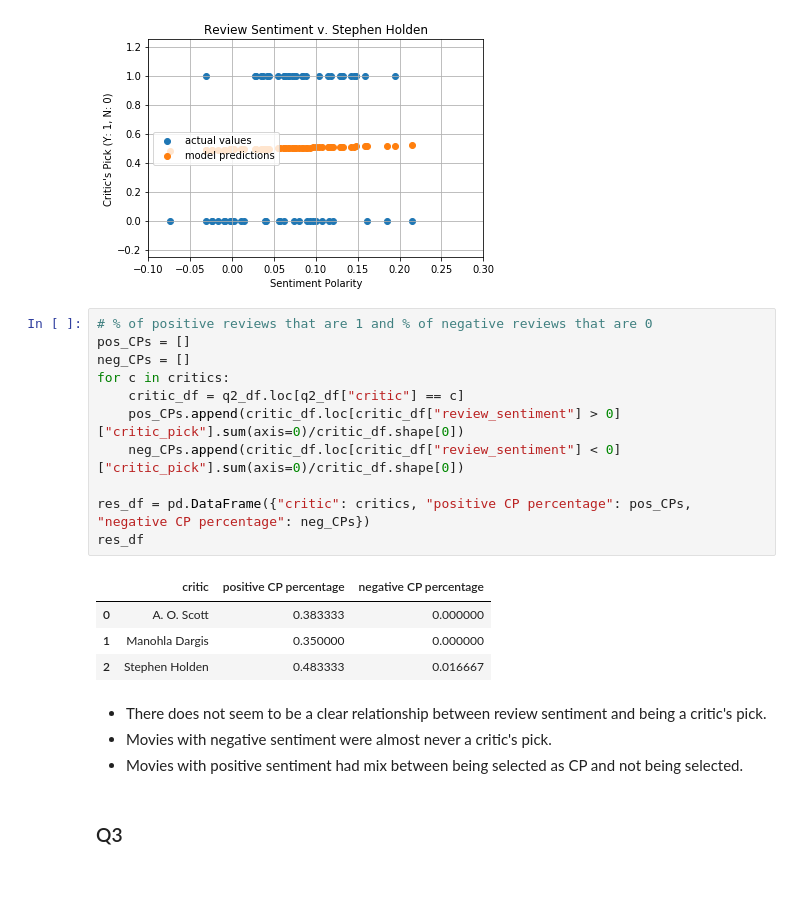
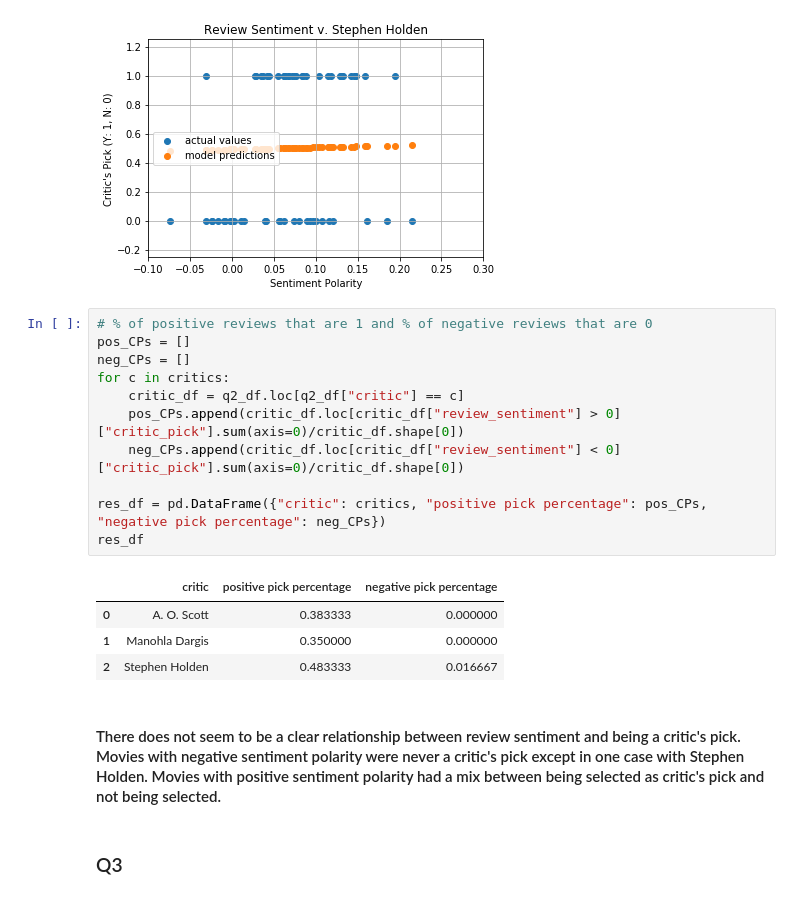
Before and after one commit to angadkalra/NYTimes-Movie-Critics, a Jupyter notebook: ProjectCode.ipynb, the cells around one changed output. Saved outputs shown, nothing was run; the diff lists cells and outputs as text.

```diff
--- a/ProjectCode.ipynb
+++ b/ProjectCode.ipynb
@@ -265,23 +266,21 @@ for index, c in enumerate(critics):
 # %%
 # % of positive reviews that are 1 and % of negative reviews that are 0
 pos_CPs = []
 neg_CPs = []
 for c in critics:
     critic_df = q2_df.loc[q2_df["critic"] == c]
     pos_CPs.append(critic_df.loc[critic_df["review_sentiment"] > 0]["critic_pick"].sum(axis=0)/critic_df.shape[0])
     neg_CPs.append(critic_df.loc[critic_df["review_sentiment"] < 0]["critic_pick"].sum(axis=0)/critic_df.shape[0])
 
-res_df = pd.DataFrame({"critic": critics, "positive CP percentage": pos_CPs, "negative CP percentage": neg_CPs})
+res_df = pd.DataFrame({"critic": critics, "positive pick percentage": pos_CPs, "negative pick percentage": neg_CPs})
 res_df
 # %% [output]
-|  | critic | positive CP percentage | negative CP percentage |
+|  | critic | positive pick percentage | negative pick percentage |
 | 0 | A. O. Scott | 0.383333 | 0.000000 |
 | 1 | Manohla Dargis | 0.350000 | 0.000000 |
 | 2 | Stephen Holden | 0.483333 | 0.016667 |
 # %% [markdown]
-* There does not seem to be a clear relationship between review sentiment and being a critic's pick.
-* Movies with negative sentiment were almost never a critic's pick.
-* Movies with positive sentiment had mix between being selected as CP and not being selected.
+#### There does not seem to be a clear relationship between review sentiment and being a critic's pick. Movies with negative sentiment polarity were never a critic's pick except in one case with Stephen Holden. Movies with positive sentiment polarity had a mix between being selected as critic's pick and not being selected.
 # %% [markdown]
 ### Q3
 # %%
```
Also changed, not shown: parts of 12 cells of this notebook.
